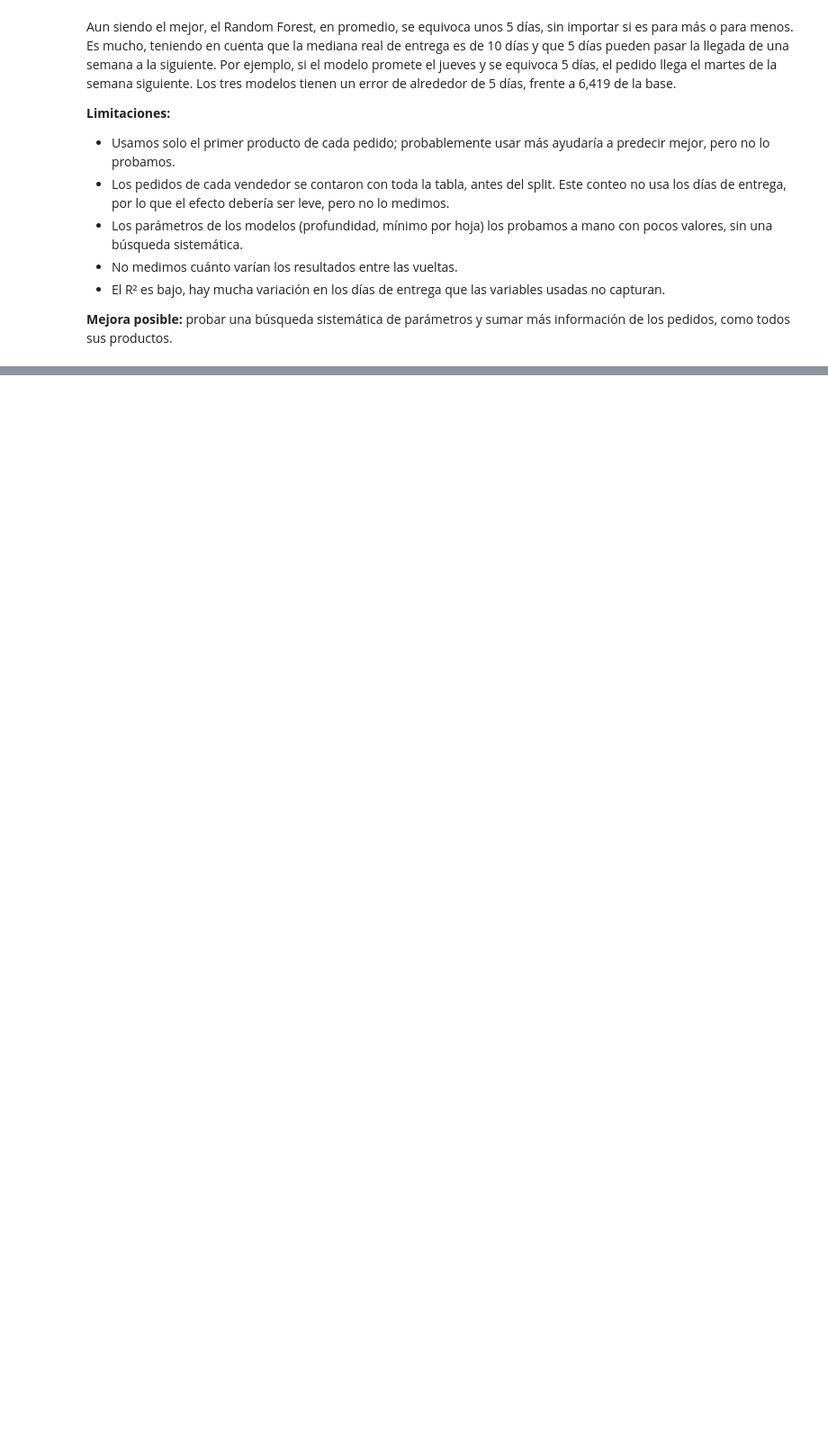
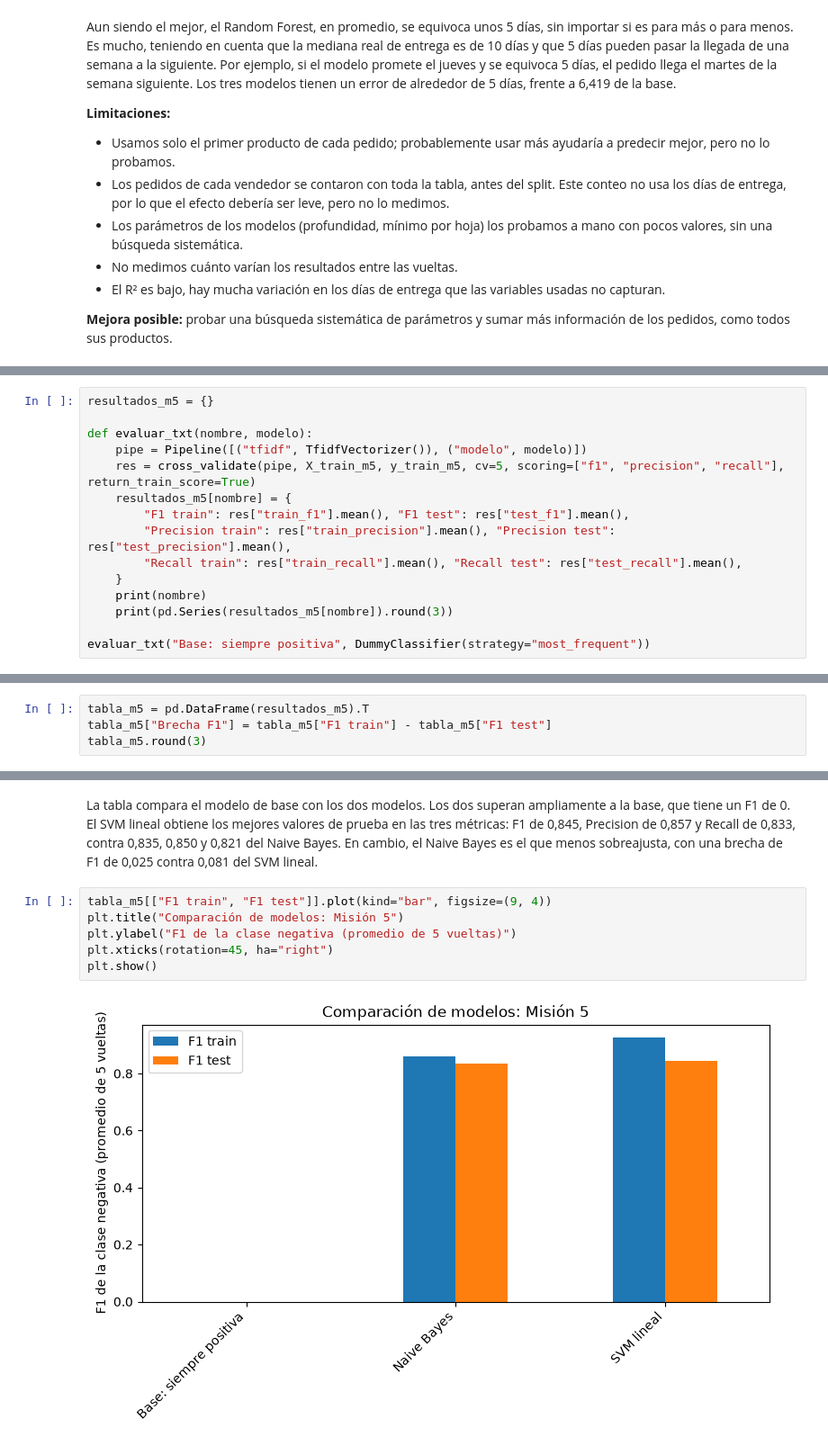
Before and after one commit to CarlosScura/Operacion-Olist, a Jupyter notebook: operacion_olist.ipynb, the cells around one changed output, grey strips where cells are left out. Shown at 90% size. Drawn from its saved outputs; the diff is of its cells as text; blank space fills up the shorter version.

Commit message:
Agrega la misión 5: clasificación de reseñas negativas con TF-IDF, Naive Bayes y SVM lineal, con tabla y gráfico comparativos

```diff
--- a/operacion_olist.ipynb
+++ b/operacion_olist.ipynb
@@ -1020,0 +1101,15 @@ Aun siendo el mejor, el Random Forest, en promedio, se equivoca unos 5 días, si
+# %%
+resultados_m5 = {}
+
+def evaluar_txt(nombre, modelo):
+    pipe = Pipeline([("tfidf", TfidfVectorizer()), ("modelo", modelo)])
+    res = cross_validate(pipe, X_train_m5, y_train_m5, cv=5, scoring=["f1", "precision", "recall"], return_train_score=True)
+    resultados_m5[nombre] = {
+        "F1 train": res["train_f1"].mean(), "F1 test": res["test_f1"].mean(),
+        "Precision train": res["train_precision"].mean(), "Precision test": res["test_precision"].mean(),
+        "Recall train": res["train_recall"].mean(), "Recall test": res["test_recall"].mean(),
+    }
+    print(nombre)
+    print(pd.Series(resultados_m5[nombre]).round(3))
+
+evaluar_txt("Base: siempre positiva", DummyClassifier(strategy="most_frequent"))
@@ -1020,0 +1159,4 @@ Aun siendo el mejor, el Random Forest, en promedio, se equivoca unos 5 días, si
+# %%
+tabla_m5 = pd.DataFrame(resultados_m5).T
+tabla_m5["Brecha F1"] = tabla_m5["F1 train"] - tabla_m5["F1 test"]
+tabla_m5.round(3)
@@ -1020,0 +1168,10 @@ Aun siendo el mejor, el Random Forest, en promedio, se equivoca unos 5 días, si
+# %% [markdown]
+La tabla compara el modelo de base con los dos modelos. Los dos superan ampliamente a la base, que tiene un F1 de 0. El SVM lineal obtiene los mejores valores de prueba en las tres métricas: F1 de 0,845, Precision de 0,857 y Recall de 0,833, contra 0,835, 0,850 y 0,821 del Naive Bayes. En cambio, el Naive Bayes es el que menos sobreajusta, con una brecha de F1 de 0,025 contra 0,081 del SVM lineal.
+# %%
+tabla_m5[["F1 train", "F1 test"]].plot(kind="bar", figsize=(9, 4))
+plt.title("Comparación de modelos: Misión 5")
+plt.ylabel("F1 de la clase negativa (promedio de 5 vueltas)")
+plt.xticks(rotation=45, ha="right")
+plt.show()
+# %% [output]
+[figure, added]
```
Also changed, not shown: parts of 29 cells of this notebook.
